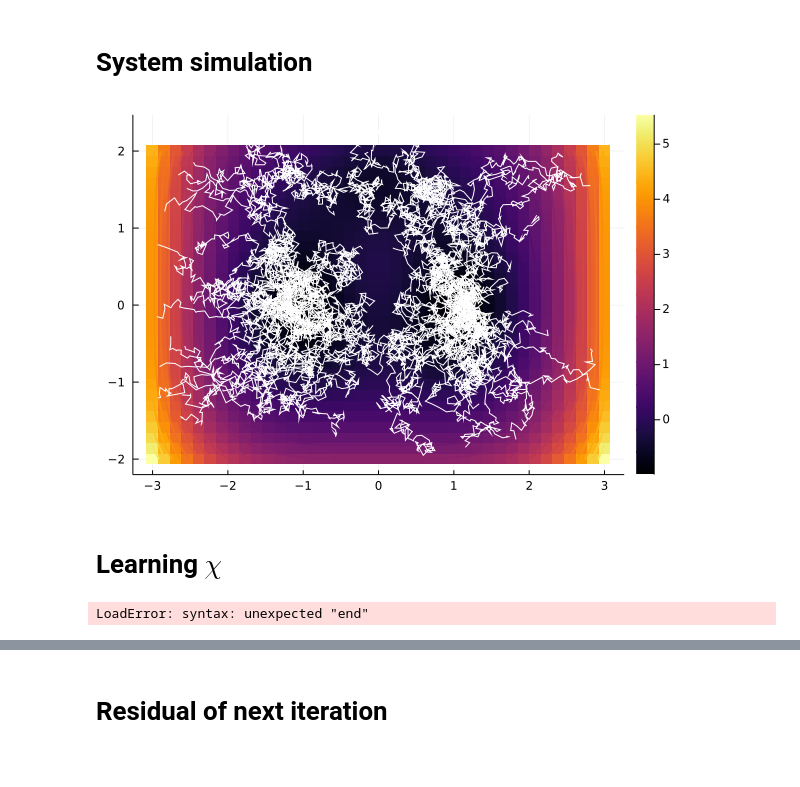
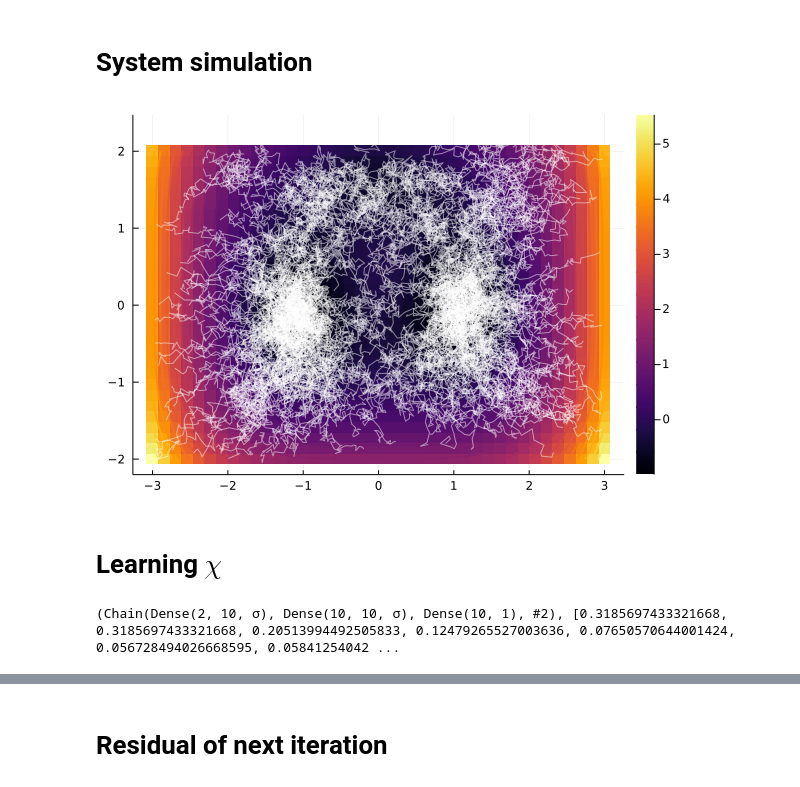
Before and after one commit to axsk/augmented-jump-chain, a Jupyter notebook: julia/isokann triplewell.ipynb, the cells around one changed output, grey strips where cells are left out. Saved outputs shown, nothing was run; the diff lists cells and outputs as text; code cells hidden in the pictures.

Commit message:
plots for the isokann poster

```diff
--- a/julia/isokann triplewell.ipynb
+++ b/julia/isokann triplewell.ipynb
@@ -23,7 +26,7 @@ process = NN.Triplewell(beta)
 @show sigma = sqrt(2/process.beta)
 potential = process.potential
 
-samples = 1000
+samples = 300
 branches = 10
 steps = 100
 dt=.01
@@ -50,6 +53,9 @@ GKS: Rectangle definition is invalid in routine CELLARRAY
 # %% [markdown]
 # System simulation
 # %%
+using Random
+Random.seed!(1)
+
 function eulermarujamatrajectories(x0::Matrix, potential::Function, sigma::Real, dt::Real, steps::Integer; branches::Integer=1)
     dim, samples = size(x0)
     xts = similar(x0, dim, steps+1, branches, samples)
@@ -68,12 +74,13 @@ function eulermarujamatrajectories(x0::Matrix, potential::Function, sigma::Real,
 end
 
 x0 = NN.sample(process, samples)
-xt = eulermarujamatrajectories(x0, potential, sigma, dt, steps, branches=branches)
-
-NN.plot(process.potential, process.box)
-plot!(xt[1, :, 1:100:end], xt[2, :, 1:100:end], color="white", legend=false, alpha=1)
+xt = eulermarujamatrajectories(x0, potential, sigma, dt, steps, branches=branches);
-# %% [output]
-[figure, removed]
+# %%
+NN.plot(process.potential, process.box)
+plot!(xt[1, :, 1:10:end], xt[2, :, 1:10:end], color="white", legend=false, alpha=0.5) |> display
+savefig("isoTWdata.pdf")
+# %% [output]
+[figure, added]
 # %% [markdown]
 # Learning $\chi$
 # %%
@@ -105,10 +112,10 @@ function cb(model, loss)
         p1 |> display
         p2 |> display
     end
-    i++
-
+    i+=1
 end
 
-model, loss = isokann(data=trajs, iter=10, poweriter=5, opt=ADAM(0.01), model=mlp([10,10]), cb=cb)
+Random.seed!(1)
+model, loss = isokann(data=trajs, iter=10, poweriter=100, opt=ADAM(0.01), model=mlp([10,10]))#, cb=cb)
 # %% [output]
-LoadError: syntax: unexpected "end"
+(Chain(Dense(2, 10, σ), Dense(10, 10, σ), Dense(10, 1), #2), [0.3185697433321668, 0.3185697433321668, 0.20513994492505833, 0.12479265527003636, 0.07650570644001424, 0.056728494026668595, 0.05841254042 ...
```
Also changed, not shown: parts of 3 cells of this notebook, 3 other files.
